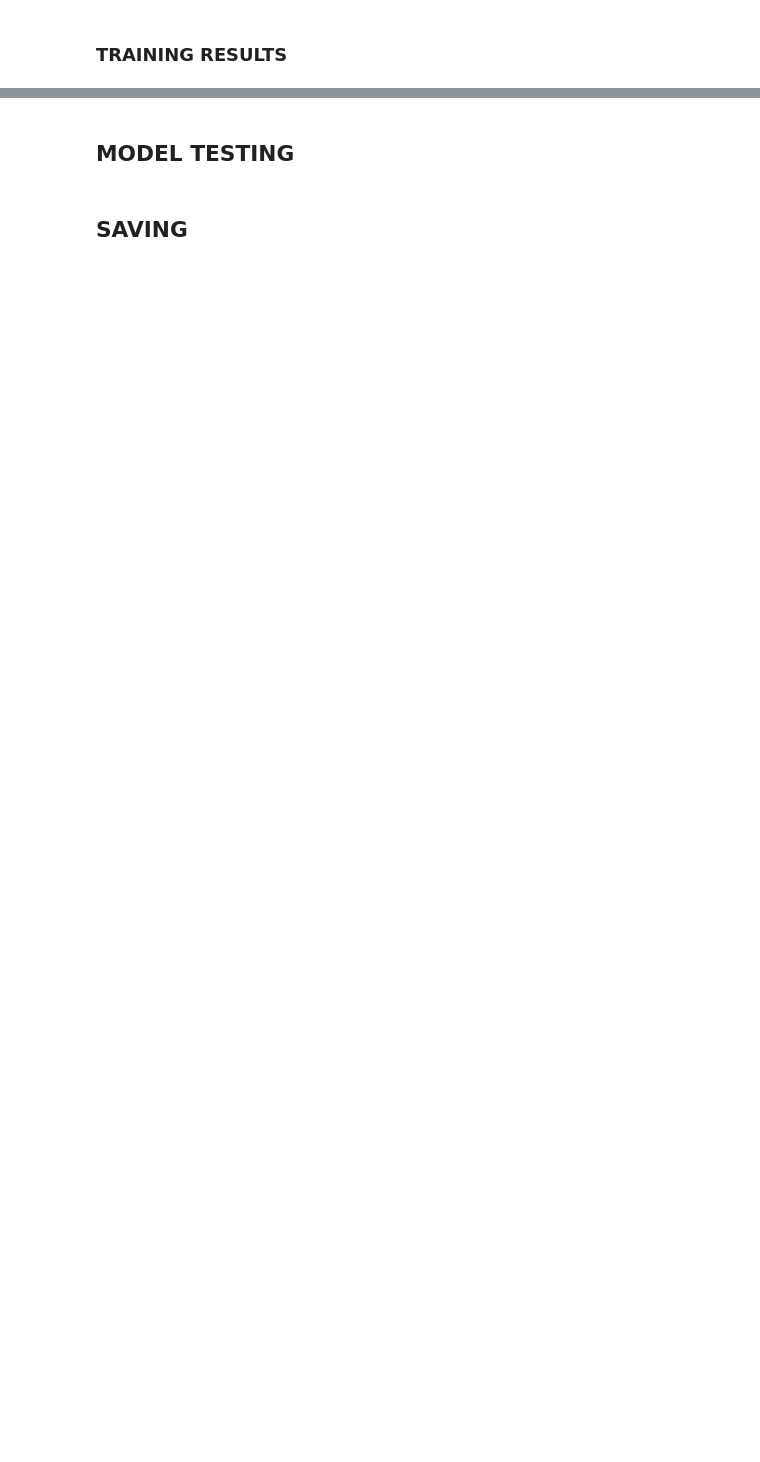
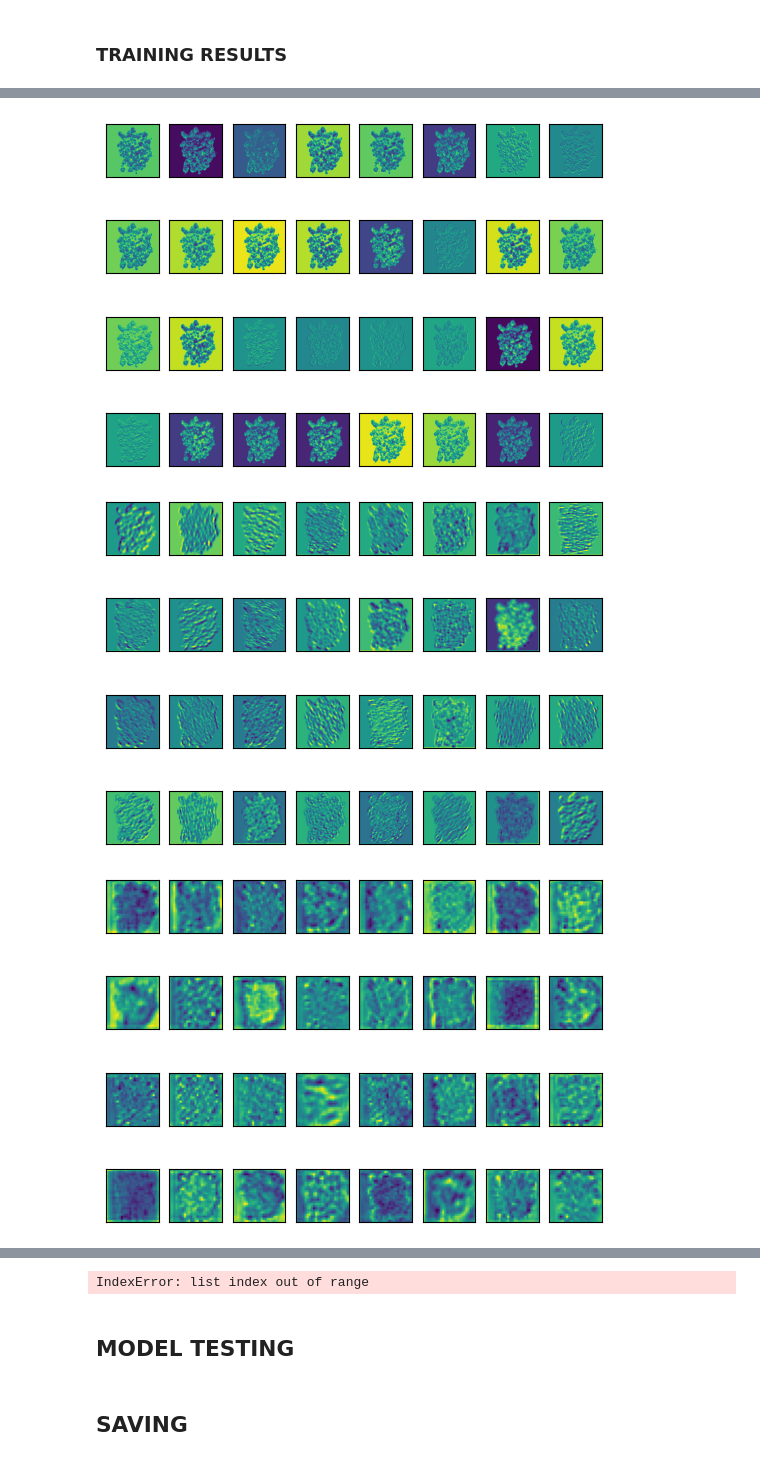
Before and after one commit to neeeal/soil-ph-monitoring-system, a Jupyter notebook: proofOfConcept.ipynb, the cells around one changed output, grey strips where cells are left out. Cells and saved outputs as stored; diff of their text form; code cells hidden in the pictures; blank space fills up the shorter version.

```diff
--- a/proofOfConcept.ipynb
+++ b/proofOfConcept.ipynb
@@ -20,7 +21,7 @@ from tensorflow.keras.callbacks import ReduceLROnPlateau, EarlyStopping
 input_shape = (224,224)
 channels = 3
 epochs = 256
-batch_size = 4
+batch_size = 8
 preprocessing_function=inception_v3.preprocess_input
 
 ## Path Declerations
@@ -148,11 +149,16 @@ model.add(layers.GlobalAveragePooling2D())
 # model.add(layers.BatchNormalization())
 # model.add(layers.Dense(units=2048, kernel_regularizer=L2()))
 # model.add(layers.LeakyReLU())
+# model.add(layers.Dropout(0.5))
+
+model.add(layers.Dense(units=2048, kernel_regularizer=L2()))
+model.add(layers.LeakyReLU())
 model.add(layers.Dropout(0.5))
 
 model.add(layers.Dense(units=2048, kernel_regularizer=L2()))
 model.add(layers.LeakyReLU())
 model.add(layers.Dropout(0.5))
+
 model.add(layers.Dense(units=4, activation='softmax'))
 
 model.summary()
@@ -181,8 +187,8 @@ model.compile(loss='categorical_crossentropy',
                 )
 # %%
 reduce_lr = ReduceLROnPlateau(monitor='val_loss', factor=0.1,
-                              patience=6, min_lr=1e-7)
-es = EarlyStopping(monitor='loss', patience=17)
+                              patience=6, min_lr=1e-8)
+es = EarlyStopping(monitor='loss', patience=10)
 
 history = model.fit(trainGenerator, validation_data = valGenerator,
                         epochs = epochs, callbacks=[reduce_lr, es],
@@ -263,4 +298,5 @@ plot_map(feature_maps[0])
 plot_map(feature_maps[4])
 plot_map(feature_maps[16])
 plot_map(feature_maps[64])
-plot_map(feature_maps[200])
+# plot_map(feature_maps[200])
+# %% [output]
@@ -266,0 +304,3 @@ plot_map(feature_maps[200])
+[figure, added]
+[figure, added]
+[figure, added]
@@ -267,3 +308,4 @@ plot_map(feature_maps[200])
+IndexError: list index out of range
 # %% [markdown]
 ## MODEL TESTING
 # %% [markdown]
```
Also changed, not shown: parts of 8 cells of this notebook.
